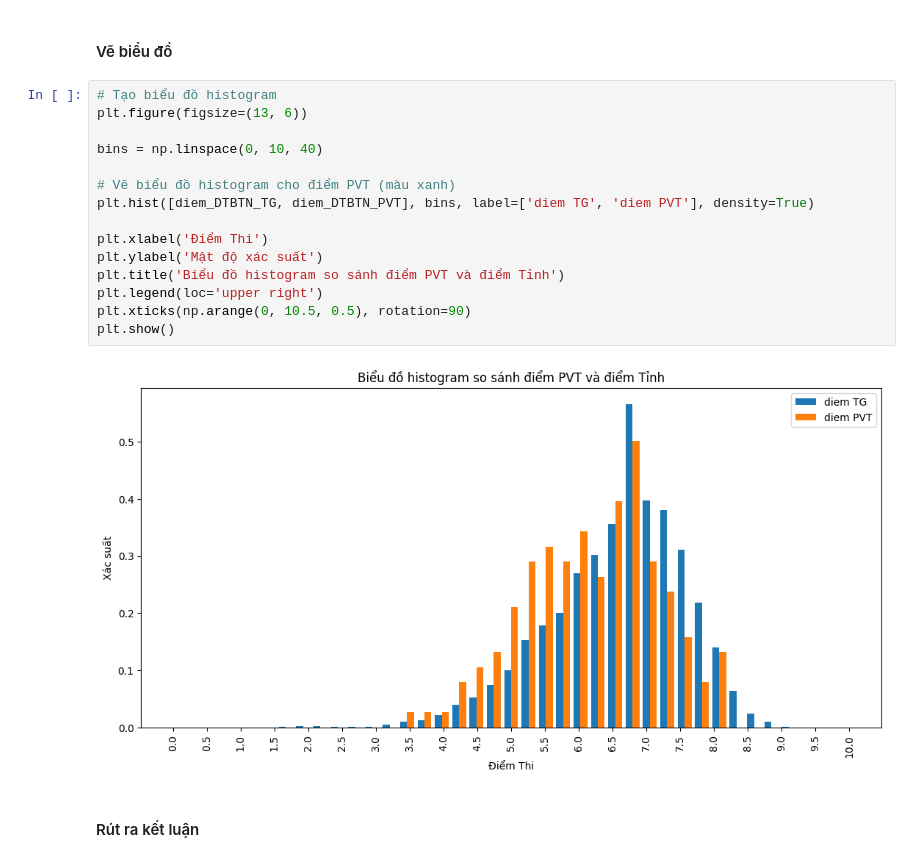
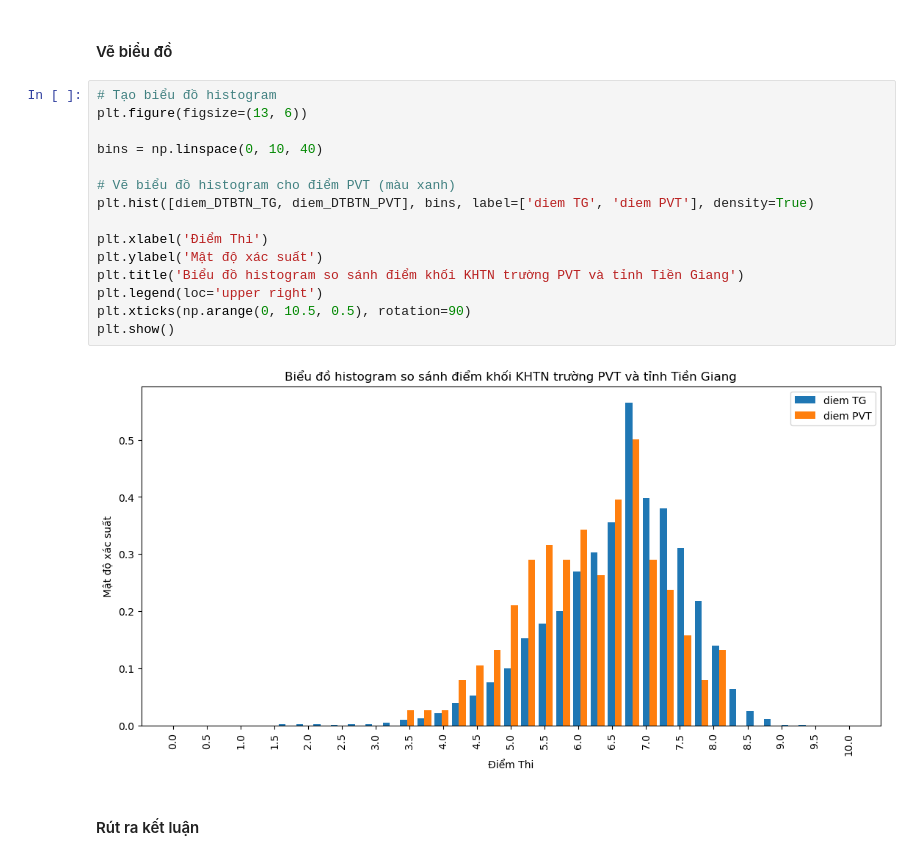
Before and after one commit to nauht1/ScoreAnalysisProject, a Jupyter notebook: Insight.ipynb, the cells around one changed output. Drawn from its saved outputs; the diff is of its cells as text.

```diff
--- a/Insight.ipynb
+++ b/Insight.ipynb
@@ -465,20 +465,20 @@ diem_DTBTN_PVT = diemPVT['DTBTN']
 # %%
 # Tạo biểu đồ histogram
 plt.figure(figsize=(13, 6))
 
 bins = np.linspace(0, 10, 40)
 
 # Vẽ biểu đồ histogram cho điểm PVT (màu xanh)
 plt.hist([diem_DTBTN_TG, diem_DTBTN_PVT], bins, label=['diem TG', 'diem PVT'], density=True)
 
 plt.xlabel('Điểm Thi')
 plt.ylabel('Mật độ xác suất')
-plt.title('Biểu đồ histogram so sánh điểm PVT và điểm Tỉnh')
+plt.title('Biểu đồ histogram so sánh điểm khối KHTN trường PVT và tỉnh Tiền Giang')
 plt.legend(loc='upper right')
 plt.xticks(np.arange(0, 10.5, 0.5), rotation=90)
 plt.show()
 # %% [output]
-[figure, old version]
+[figure, new version]
 # %% [markdown]
 #### Rút ra kết luận
 # %% [markdown]
```
Also changed, not shown: parts of 5 cells of this notebook.
